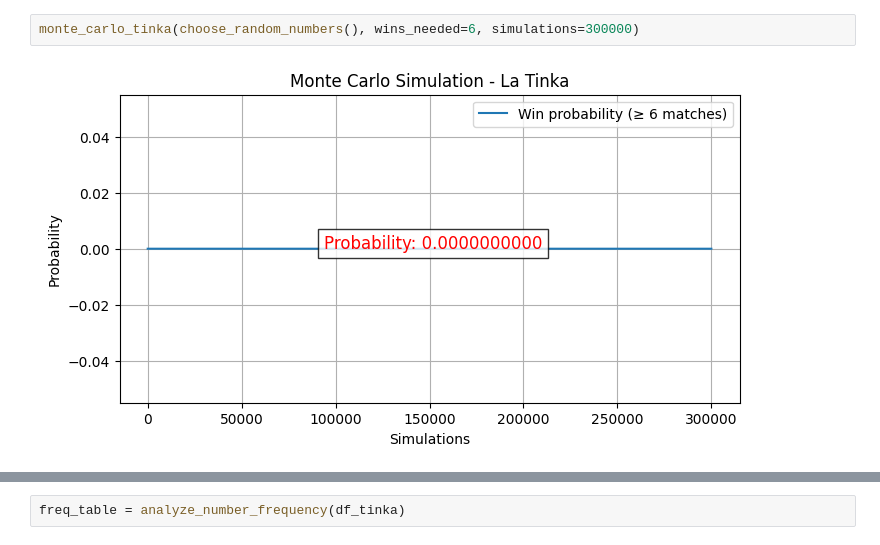
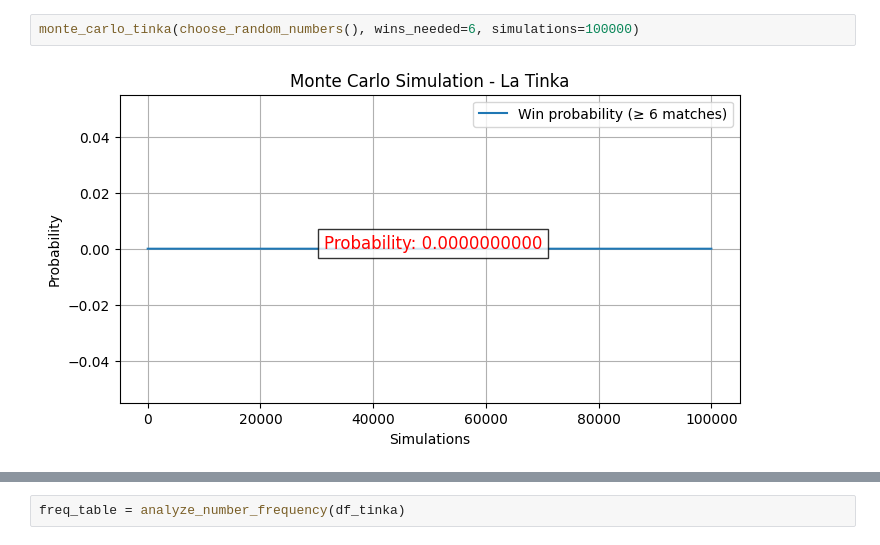
Before and after one commit to EmadScience31416/tinka-luck-model, a Jupyter notebook: Analysis/tinka_analysis.ipynb, the cells around one changed output, grey strips where cells are left out. Saved outputs shown, nothing was run; the diff lists cells and outputs as text.

```diff
--- a/Analysis/tinka_analysis.ipynb
+++ b/Analysis/tinka_analysis.ipynb
@@ -22,5 +72,5 @@ plot_numbers(my_numbers, winning_numbers)
 # %%
-monte_carlo_tinka(choose_random_numbers(), wins_needed=6, simulations=300000)
+monte_carlo_tinka(choose_random_numbers(), wins_needed=6, simulations=100000)
 # %% [output]
-[figure, old version]
+[figure, new version]
 # %% [markdown]
```
Also changed, not shown: parts of 24 cells of this notebook, 3 other files.
